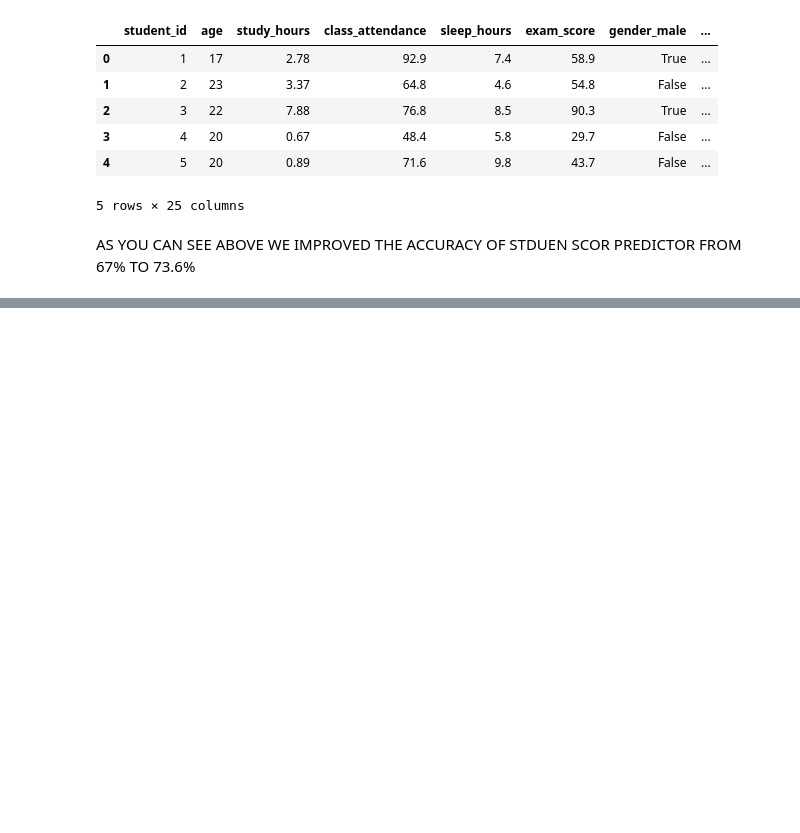
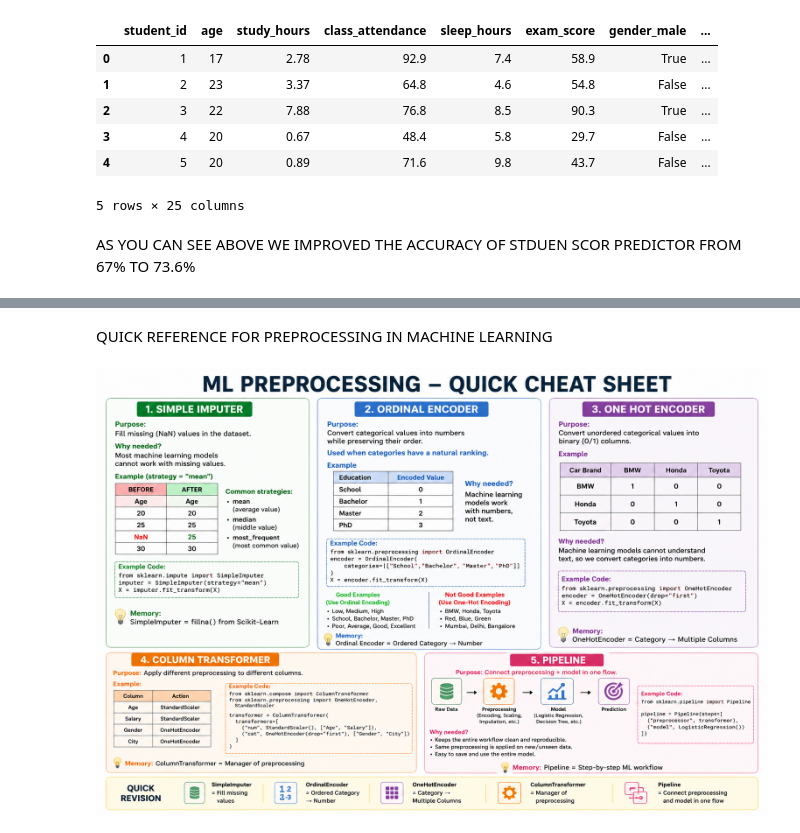
Before and after one commit to MRSE435/MACHINE-LEARNING-JOURNEY, a Jupyter notebook: DATAPROCESSING.ipynb, the cells around one changed output, grey strips where cells are left out. Drawn from its saved outputs; the diff is of its cells as text; code cells hidden in the pictures; blank space fills up the shorter version.

```diff
--- a/DATAPROCESSING.ipynb
+++ b/DATAPROCESSING.ipynb
@@ -1055,0 +1352,8 @@ NOW IMPLEMENTING DESCISION TREEES ON THE SAME PRIJETC TO TETS THE RSQUARE
+# %% [markdown]
+QUICK REFERENCE FOR PREPROCESSING IN MACHINE LEARNING
+# %%
+from IPython.display import Image, display
+
+display(Image(filename="preprocessing.png"))
+# %% [output]
+[figure, added]
```
Also changed, not shown: parts of 12 cells of this notebook, 3 other files.
